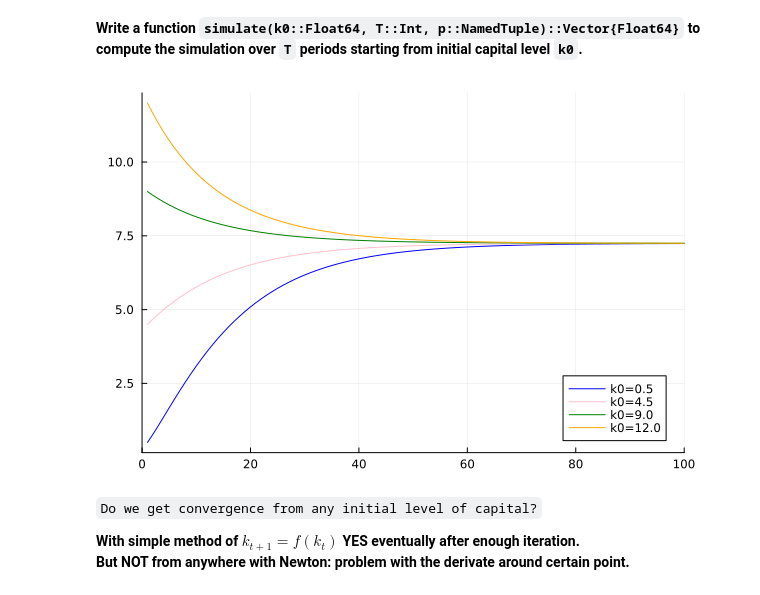
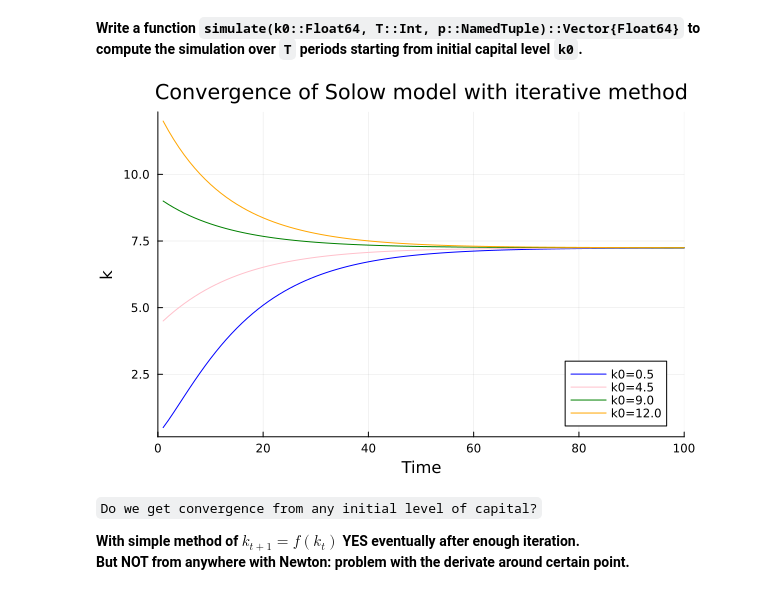
Before and after one commit to PierreRlld/NUM3A, a Jupyter notebook: Tutorial/2_solow.out.ipynb, the cells around one changed output. Saved outputs shown, nothing was run; the diff lists cells and outputs as text; code cells hidden in the pictures.

```diff
--- a/Tutorial/2_solow.out.ipynb
+++ b/Tutorial/2_solow.out.ipynb
@@ -142,35 +137,35 @@ function simulate(k0::Float64, model; s::Float64=0.4, T::Int=100, deb::Bool=fals
 
         if deb
             crit = abs(K)
             cvspeed = abs(K-k)
             push!(succ_errors,cvspeed)
 
             #? try car pour 1st step (k0) il n'y a pas de succ_errors[end-1], ensuite c'est good pour calculer le ratio
             try
                 ratio = succ_errors[end]/succ_errors[end-1]
                 @printf "iter : %3.0f | K : %12.9f | Successive errors : %.12f | Success criterion : %9.6f | RATIO : %.12f \n" t k cvspeed crit ratio
             catch
             end
         end
     end
     # ===========
 
     if deb
         println("----------------------------------------------------------------------------------------------------------------------------")
     end
 
     return res
 end
 
-fig = plot(xlim=(0,100), legend=:bottomright)
+fig = plot(xlim=(0,100), legend=:bottomright, title="Convergence of Solow model with iterative method", xaxis="Time", yaxis="k")
 plot!(fig, simulate(0.5, model), c=:blue, label="k0=0.5")
 plot!(fig, simulate(4.5, model), c=:pink, label="k0=4.5")
 plot!(fig, simulate(9.0, model), c=:green, label="k0=9.0")
 plot!(fig, simulate(12.0, model), c=:orange, label="k0=12.0")
 
 #* A l'air de converger vers environ k* = 7,2(...)
 # %% [output]
-[figure, old version]
+[figure, new version]
 # %% [markdown]
 `Do we get convergence from any initial level of capital?`
 
```
Also changed, not shown: parts of 7 cells of this notebook, 1 other file.
